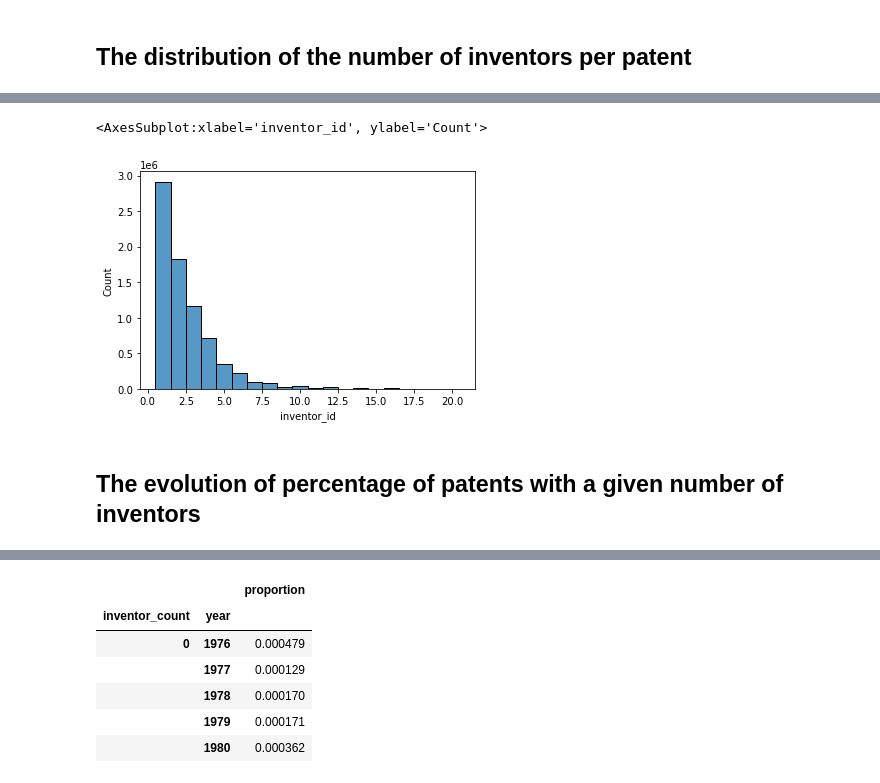
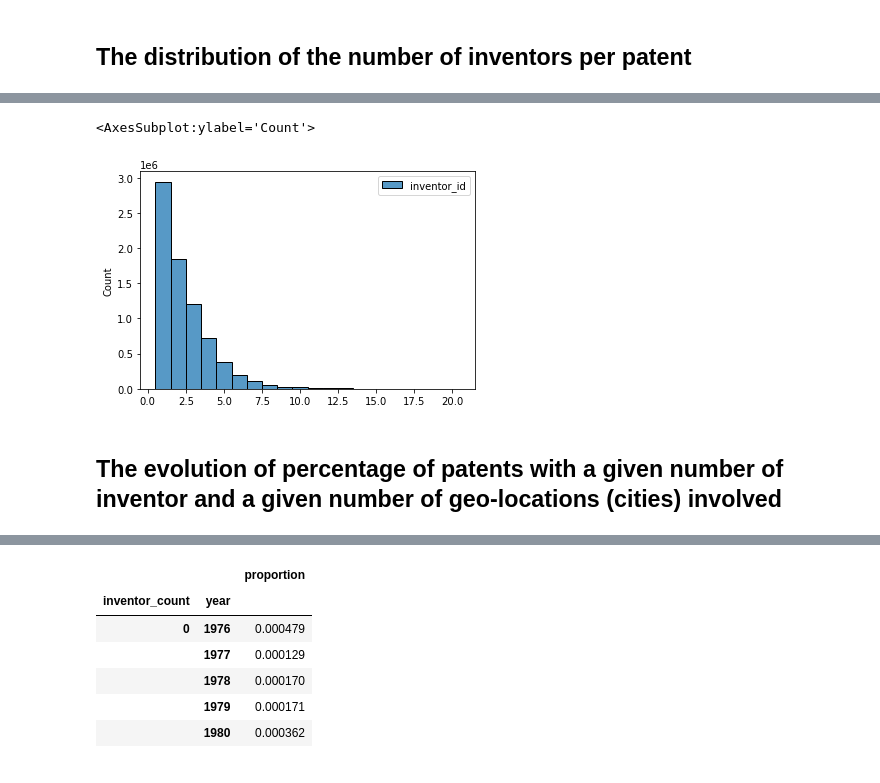
Before and after one commit to boreshkinai/patent-analysis, a Jupyter notebook: PatentsSandbox.ipynb, the cells around one changed output, grey strips where cells are left out. Drawn from its saved outputs; the diff is of its cells as text; code cells hidden in the pictures.

```diff
--- a/PatentsSandbox.ipynb
+++ b/PatentsSandbox.ipynb
@@ -60,9 +65,14 @@ ddf_patent_assignee = dask.read_parquet('data/patents-view/patent_assignee.parqu
 # %%
 ddf_location = dask.read_parquet('data/patents-view/location.parquet')
 # print_ddf_stats(ddf_location)
+# %%
+ddf_cpc = dask.read_parquet('data/patents-view/cpc_current.parquet')
+ddf_cpc4 = ddf_cpc.map_partitions(lambda x: x[['group_id']].reset_index().drop_duplicates().set_index('patent_id')).persist()
+# print_ddf_stats(ddf_cpc)
 # %%
 ddf = ddf_patent.merge(ddf_patent_inventor, how='left', left_index=True, right_index=True)
 ddf = ddf.merge(ddf_patent_assignee, how='left', left_index=True, right_index=True)
+ddf = ddf.merge(ddf_cpc4, how='left', left_index=True, right_index=True)
 
 
 ddf = ddf.merge(ddf_location.rename(columns=dict(zip(ddf_location.columns,
@@ -73,6 +83,7 @@ ddf = ddf.merge(ddf_location.rename(columns=dict(zip(ddf_location.columns,
                                                      [c + '_assignee' for c in ddf_location.columns]))),
                 how='left', left_on='location_id_assignee', right_on='id')
 
+
 ddf = ddf.persist()
 ddf
 # %% [output]
@@ -223,7 +214,8 @@ Name: kind, dtype: int64
 # %% [markdown]
 ## The distribution of the number of inventors per patent
 # %%
-inventor_counts = ddf.groupby('number')['inventor_id'].count().compute()
+inventor_counts = ddf.map_partitions(lambda x: x.groupby(x.number).agg({'inventor_id': "nunique"})).compute()
+
 print(inventor_counts)
 sns.histplot(inventor_counts, bins=20, binrange=(1,20), discrete=True)
 # %% [output]
@@ -243,4 +237,4 @@ Name: inventor_id, Length: 7528963, dtype: int64
-<AxesSubplot:xlabel='inventor_id', ylabel='Count'>
+<AxesSubplot:ylabel='Count'>
-[figure, old version]
+[figure, new version]
 # %% [markdown]
-## The evolution of percentage of patents with a given number of inventors
+## The evolution of percentage of patents with a given number of inventor and a given number of geo-locations (cities) involved
```
Also changed, not shown: parts of 19 cells of this notebook.
